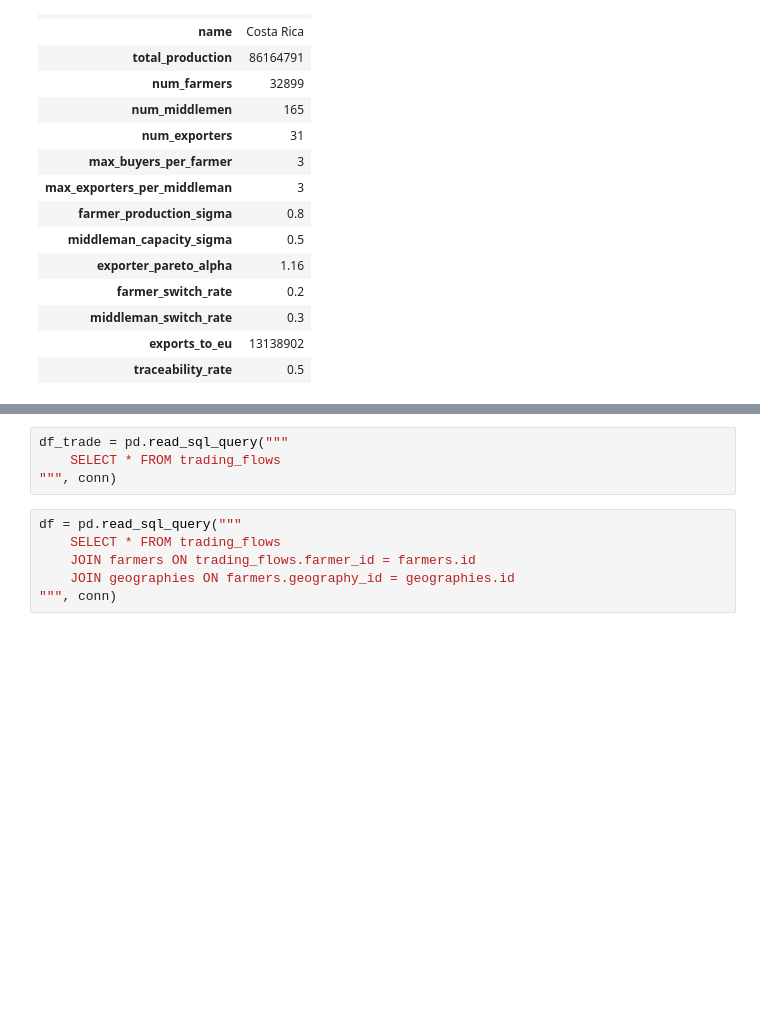
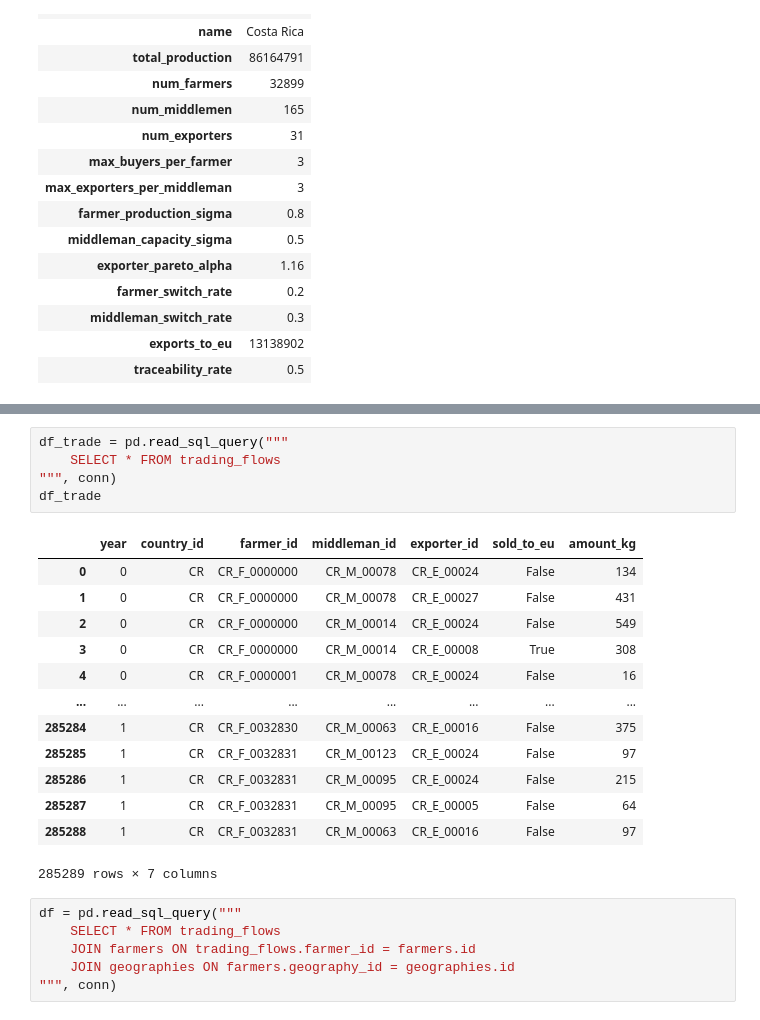
Before and after one commit to ccerv1/supply-chain-simulator, a Jupyter notebook: supply_chain_simulator/DashboardPrototype.ipynb, the cells around one changed output, grey strips where cells are left out. Drawn from its saved outputs; the diff is of its cells as text; blank space fills up the shorter version.

```diff
--- a/supply_chain_simulator/DashboardPrototype.ipynb
+++ b/supply_chain_simulator/DashboardPrototype.ipynb
@@ -36,7 +63,22 @@ pd.read_sql_query("""
 # %%
 df_trade = pd.read_sql_query("""
     SELECT * FROM trading_flows
 """, conn)
+df_trade
+# %% [output]
+|  | year | country_id | farmer_id | middleman_id | exporter_id | sold_to_eu | amount_kg |
+| 0 | 0 | CR | CR_F_0000000 | CR_M_00078 | CR_E_00024 | False | 134 |
+| 1 | 0 | CR | CR_F_0000000 | CR_M_00078 | CR_E_00027 | False | 431 |
+| 2 | 0 | CR | CR_F_0000000 | CR_M_00014 | CR_E_00024 | False | 549 |
+| 3 | 0 | CR | CR_F_0000000 | CR_M_00014 | CR_E_00008 | True | 308 |
+| 4 | 0 | CR | CR_F_0000001 | CR_M_00078 | CR_E_00024 | False | 16 |
+| ... | ... | ... | ... | ... | ... | ... | ... |
+| 285284 | 1 | CR | CR_F_0032830 | CR_M_00063 | CR_E_00016 | False | 375 |
+| 285285 | 1 | CR | CR_F_0032831 | CR_M_00123 | CR_E_00024 | False | 97 |
+| 285286 | 1 | CR | CR_F_0032831 | CR_M_00095 | CR_E_00024 | False | 215 |
+| 285287 | 1 | CR | CR_F_0032831 | CR_M_00095 | CR_E_00005 | False | 64 |
+| 285288 | 1 | CR | CR_F_0032831 | CR_M_00063 | CR_E_00016 | False | 97 |
+285289 rows × 7 columns
 # %%
 df = pd.read_sql_query("""
     SELECT * FROM trading_flows
```
Also changed, not shown: parts of 2 cells of this notebook, 3 other files.
